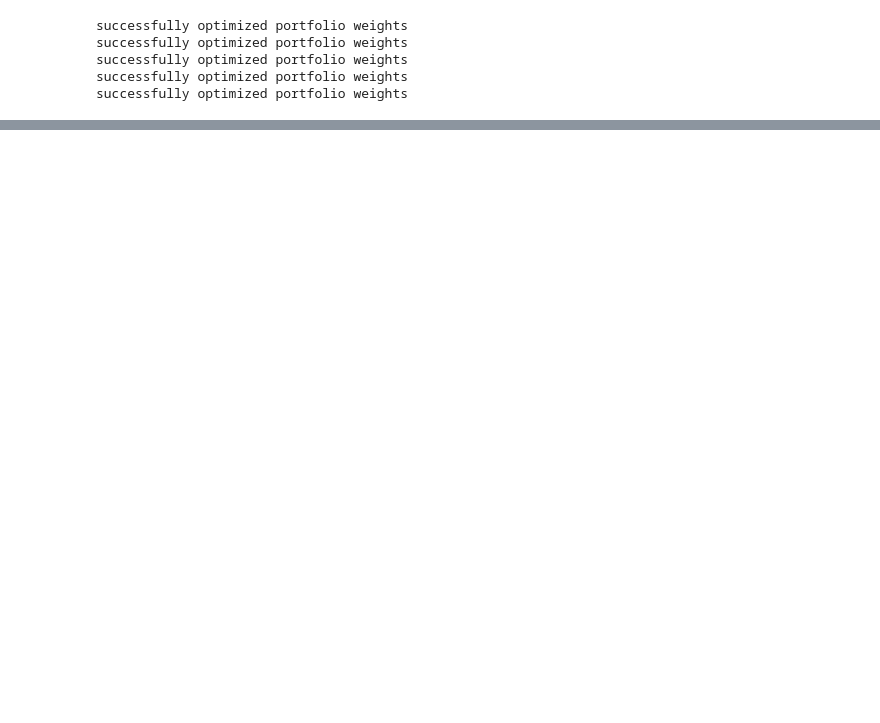
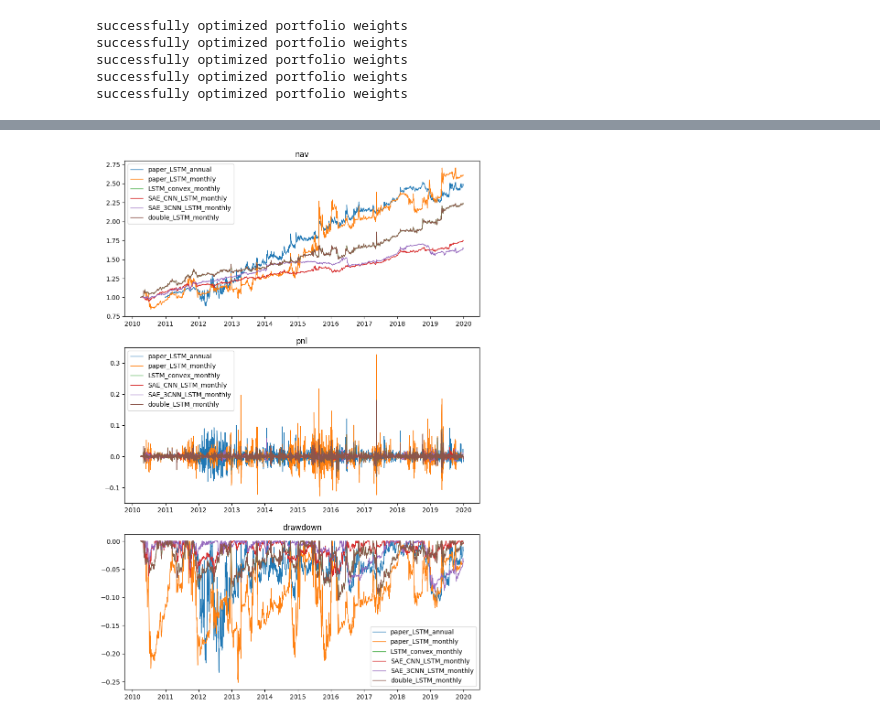
Before and after one commit to Xuanfu-lab/portfolio_optimization, a Jupyter notebook: main.ipynb, the cells around one changed output, grey strips where cells are left out. Saved outputs shown, nothing was run; the diff lists cells and outputs as text; code cells hidden in the pictures; blank space fills up the shorter version.

Commit message:
added monthly rebalance

```diff
--- a/main.ipynb
+++ b/main.ipynb
@@ -319,0 +380,9 @@ Wall time: 3.19 s
+# %%
+%%time
+
+tf.keras.utils.set_random_seed(100)
+weight_SAE_CNN_LSTM_monthly = portfolio_paper.optimize("LSTM",
+                                                       loss = "convex",
+                                                       structure_change = "SAE_CNN_LSTM",
+                                                       rebalance_frequency = 21
+                                                      )
@@ -319,0 +407,9 @@ Wall time: 3.19 s
+# %%
+%%time
+
+tf.keras.utils.set_random_seed(100)
+weight_SAE_3CNN_LSTM_monthly = portfolio_paper.optimize("LSTM",
+                                                       loss = "convex",
+                                                       structure_change = "SAE_3CNN_LSTM",
+                                                       rebalance_frequency = 21
+                                                      )
@@ -319,0 +434,9 @@ Wall time: 3.19 s
+# %%
+%%time
+
+tf.keras.utils.set_random_seed(100)
+weight_double_LSTM_monthly = portfolio_paper.optimize("LSTM",
+                                                       loss = "convex",
+                                                       structure_change = "DOUBLE_LSTM",
+                                                       rebalance_frequency = 21
+                                                      )
@@ -319,0 +461,17 @@ Wall time: 3.19 s
+# %%
+display_backtest_results(
+    [weight_LSTM,
+     weight_LSTM_monthly,
+     weight_LSTM_convex_monthly,
+     weight_SAE_CNN_LSTM_monthly,
+     weight_SAE_3CNN_LSTM_monthly,
+     weight_double_LSTM_monthly
+    ],
+    ["paper_LSTM_annual",
+     "paper_LSTM_monthly",
+     "LSTM_convex_monthly",
+     "SAE_CNN_LSTM_monthly",
+     "SAE_3CNN_LSTM_monthly",
+     "double_LSTM_monthly"]
+)
+# %% [output]
@@ -319,0 +490 @@ Wall time: 3.19 s
+[figure, added]
```
Also changed, not shown: parts of 24 cells of this notebook, 1 other file.
